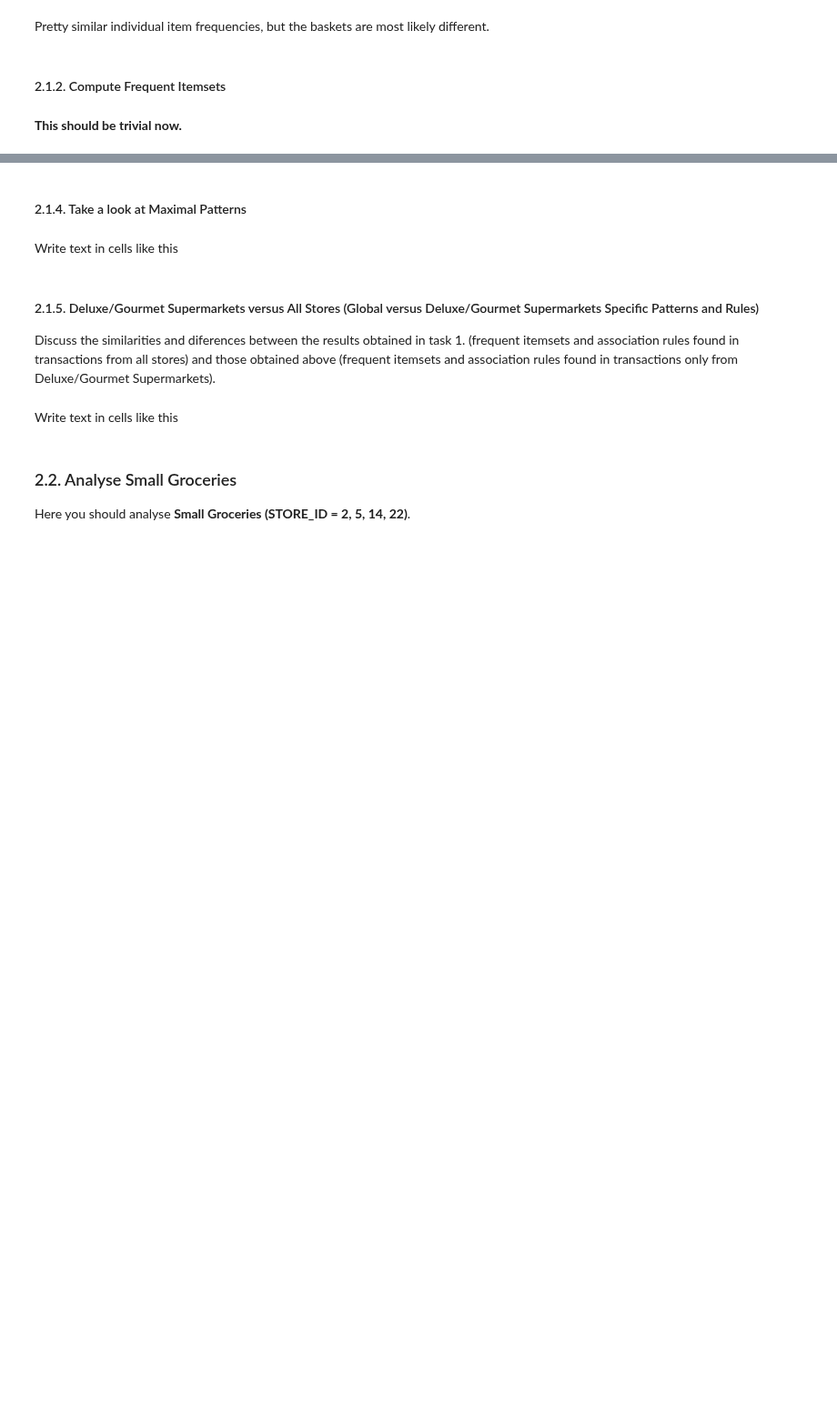
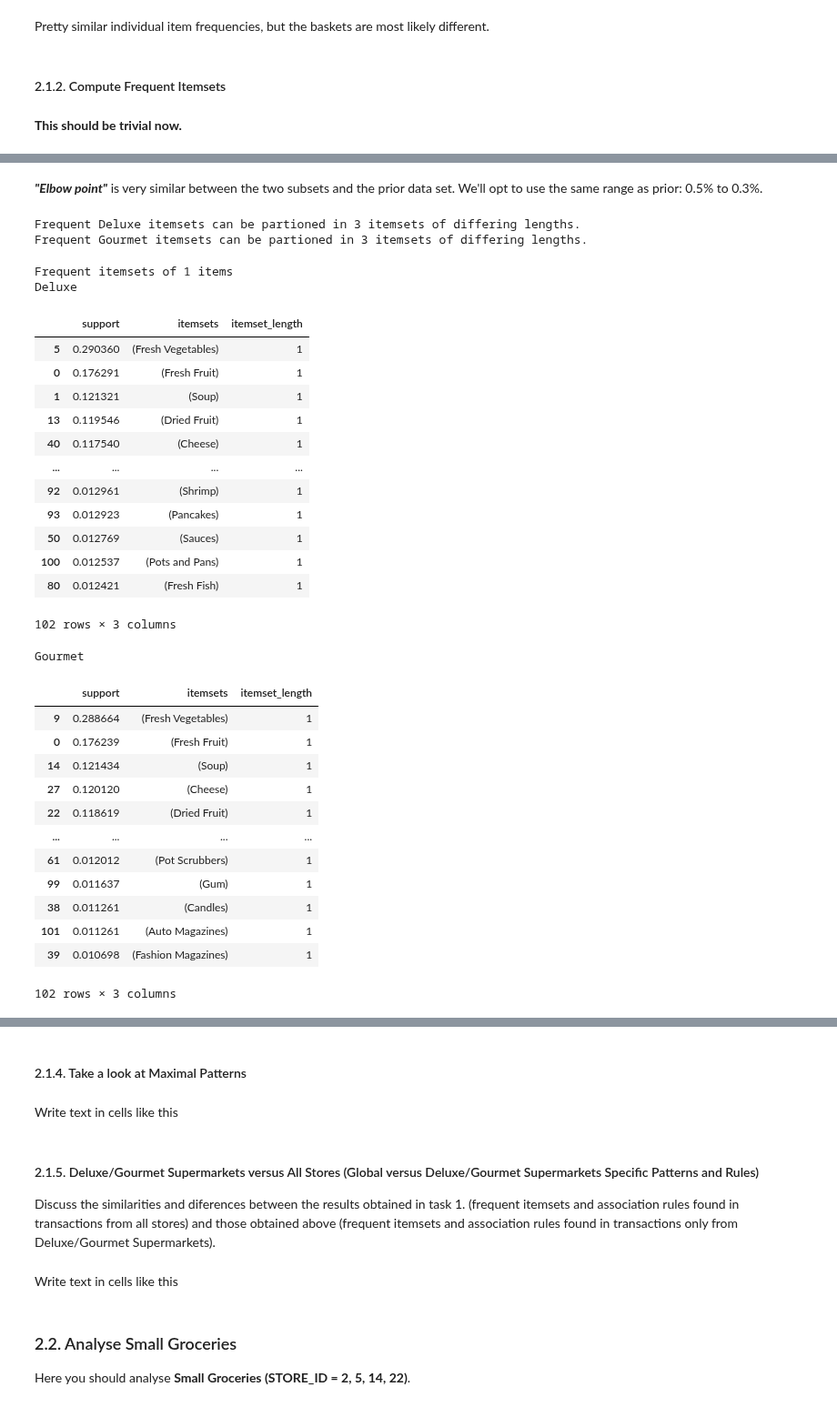
Before and after one commit to ijustsnapped/DataMine_PI, a Jupyter notebook: PD_202425_Project1/PD_202425_Project.ipynb, the cells around one changed output, grey strips where cells are left out. Shown at 91% size. Saved outputs shown, nothing was run; the diff lists cells and outputs as text; code cells hidden in the pictures; blank space fills up the shorter version.

Commit message:
deluxe gourmet rulesss

```diff
--- a/PD_202425_Project1/PD_202425_Project.ipynb
+++ b/PD_202425_Project1/PD_202425_Project.ipynb
@@ -1323,7 +1323,7 @@ fig = px.line(
     x="Lift Threshold",
     y="Number of Rules",
     facet_col="Min Support (%)",
-    facet_col_wrap=3,
+    facet_col_wrap=2,
     markers=True,
     title="Rules vs. Lift Threshold for Different Support Levels",
     labels={"Number of Rules":"Number of Rules"}
@@ -2220,0 +2260,49 @@ Pretty similar individual item frequencies, but the baskets are most likely diff
+# %% [markdown]
+***"Elbow point"*** is very similar between the two subsets and the prior data set. We'll opt to use the same range as prior: 0.5% to 0.3%.
+# %%
+S_min_high = 0.005
+frequent_deluxe = compute_frequent_itemset_subsets(binary_deluxe, S_min_high, "fp_growth")
+print("Frequent Deluxe itemsets can be partioned in",len(frequent_deluxe), "itemsets of differing lengths.")
+
+S_min_high = 0.005
+frequent_gourmet = compute_frequent_itemset_subsets(binary_gourmet, S_min_high, "fp_growth")
+print("Frequent Gourmet itemsets can be partioned in",len(frequent_gourmet), "itemsets of differing lengths.")
+# %% [output]
+Frequent Deluxe itemsets can be partioned in 3 itemsets of differing lengths.
+Frequent Gourmet itemsets can be partioned in 3 itemsets of differing lengths.
+# %%
+print("Frequent itemsets of 1 items")
+print("Deluxe")
+display(frequent_deluxe[1].sort_values(by='support', ascending=False))
+print("Gourmet")
+display(frequent_gourmet[1].sort_values(by='support', ascending=False))
+# %% [output]
+Frequent itemsets of 1 items
+Deluxe
+|  | support | itemsets | itemset_length |
+| 5 | 0.290360 | (Fresh Vegetables) | 1 |
+| 0 | 0.176291 | (Fresh Fruit) | 1 |
+| 1 | 0.121321 | (Soup) | 1 |
+| 13 | 0.119546 | (Dried Fruit) | 1 |
+| 40 | 0.117540 | (Cheese) | 1 |
+| ... | ... | ... | ... |
+| 92 | 0.012961 | (Shrimp) | 1 |
+| 93 | 0.012923 | (Pancakes) | 1 |
+| 50 | 0.012769 | (Sauces) | 1 |
+| 100 | 0.012537 | (Pots and Pans) | 1 |
+| 80 | 0.012421 | (Fresh Fish) | 1 |
+102 rows × 3 columns
+Gourmet
+|  | support | itemsets | itemset_length |
+| 9 | 0.288664 | (Fresh Vegetables) | 1 |
+| 0 | 0.176239 | (Fresh Fruit) | 1 |
+| 14 | 0.121434 | (Soup) | 1 |
+| 27 | 0.120120 | (Cheese) | 1 |
+| 22 | 0.118619 | (Dried Fruit) | 1 |
+| ... | ... | ... | ... |
+| 61 | 0.012012 | (Pot Scrubbers) | 1 |
+| 99 | 0.011637 | (Gum) | 1 |
+| 38 | 0.011261 | (Candles) | 1 |
+| 101 | 0.011261 | (Auto Magazines) | 1 |
+| 39 | 0.010698 | (Fashion Magazines) | 1 |
+102 rows × 3 columns
```
Also changed, not shown: parts of 7 cells of this notebook.
